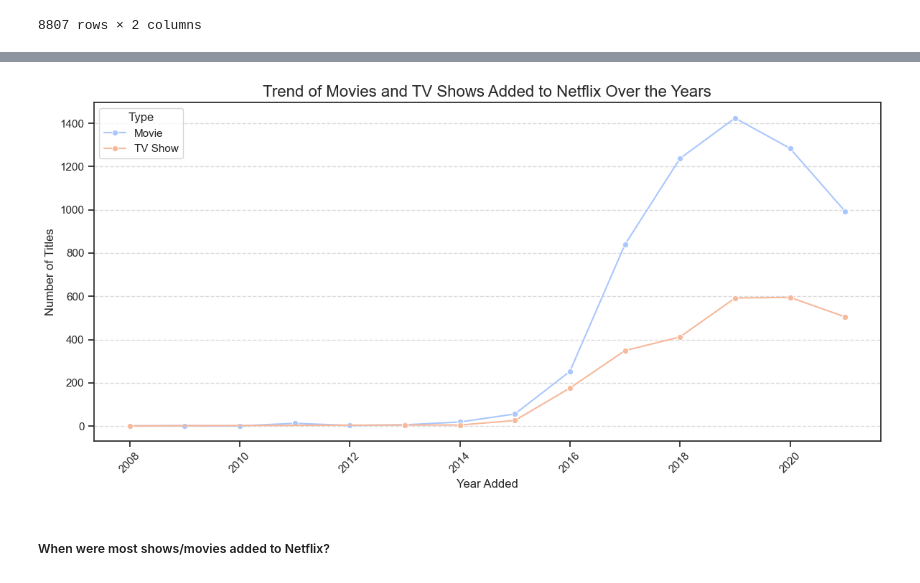
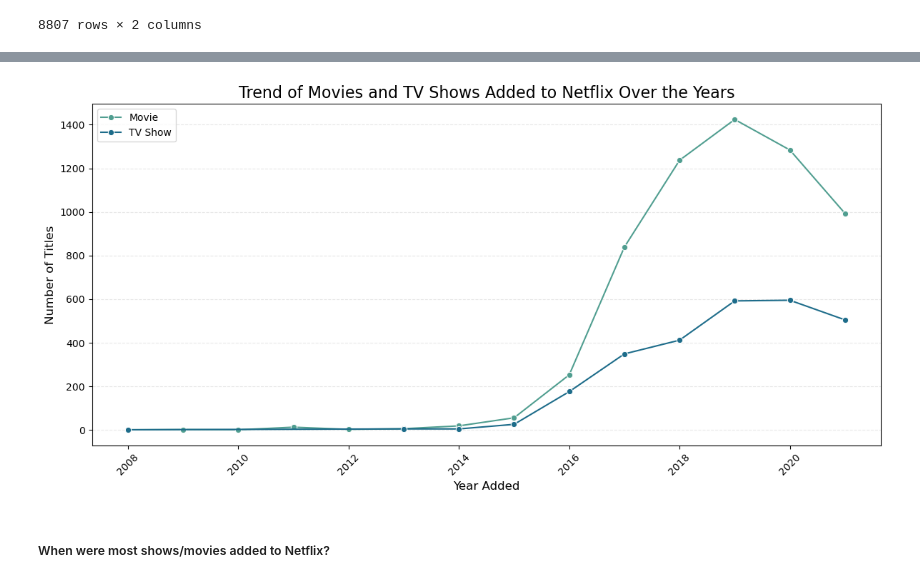
Before and after one commit to tiimmyData/netflixAnalysis, a Jupyter notebook: index.ipynb, the cells around one changed output, grey strips where cells are left out. Cells and saved outputs as stored; diff of their text form; code cells hidden in the pictures.

```diff
--- a/index.ipynb
+++ b/index.ipynb
@@ -190,31 +171,27 @@ plt.show()
 # %%
-
-# Ensure 'date_added' is in datetime format
-data['date_added'] = pd.to_datetime(data['date_added'], errors='coerce')
-
 # Extract the year from 'date_added'
 data['year_added'] = data['date_added'].dt.year
 
 # Group by 'year_added' and 'type' to count the number of entries
 content_trend = data.groupby(['year_added', 'type']).size().reset_index(name='count')
 
 # Create a line plot
 plt.figure(figsize=(12, 6))
-sns.lineplot(data=content_trend, x='year_added', y='count', hue='type', marker='o', palette='coolwarm')
+sns.lineplot(data=content_trend, x='year_added', y='count', hue='type', marker='o', palette='crest')
 
 # Customize the plot
 plt.title('Trend of Movies and TV Shows Added to Netflix Over the Years', fontsize=16)
 plt.xlabel('Year Added', fontsize=12)
 plt.ylabel('Number of Titles', fontsize=12)
 plt.xticks(rotation=45)
-plt.legend(title='Type', loc='upper left')
-plt.grid(axis='y', linestyle='--', alpha=0.7)
+plt.legend(loc='upper left')
+plt.grid(axis='y', linestyle='--', alpha=0.3)
 
 # Show the plot
 plt.tight_layout()
 plt.show()
 # %% [output]
-[figure, old version]
+[figure, new version]
 # %% [markdown]
 ##### When were most shows/movies added to Netflix?
 # %%
```
Also changed, not shown: parts of 22 cells of this notebook, 1 other file.
